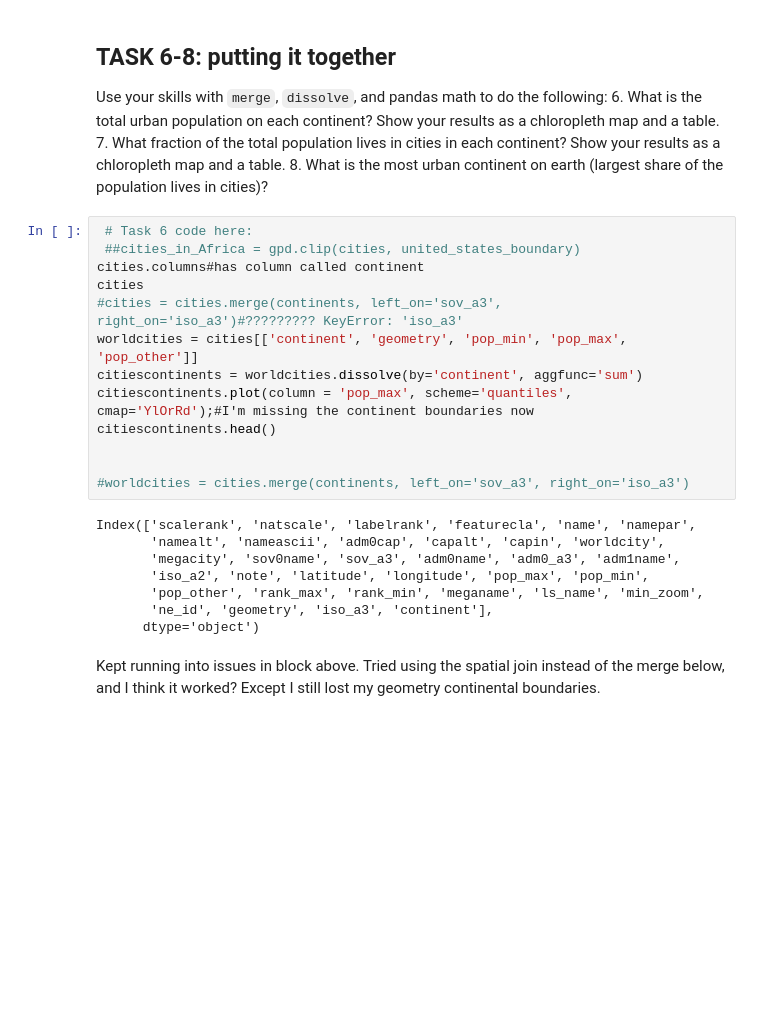
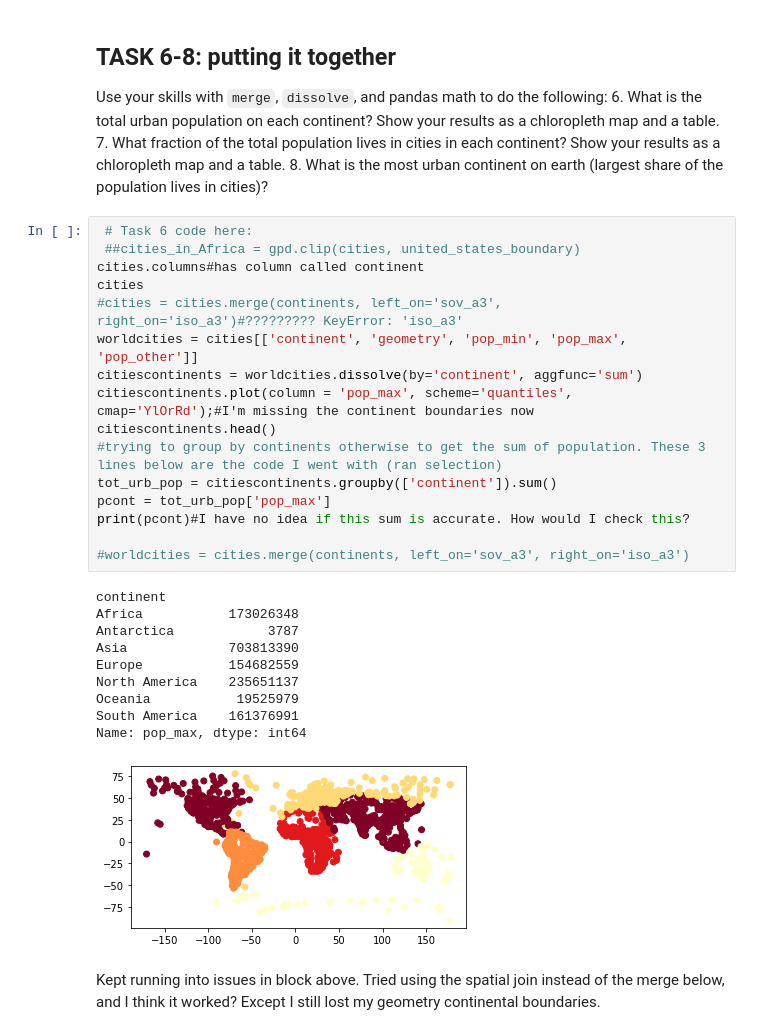
Before and after one commit to abbymwebster/EnvDatSci22, a Jupyter notebook: Copy_of_VectorData101.ipynb, the cells around one changed output. Cells and saved outputs as stored; diff of their text form; blank space fills up the shorter version.

```diff
--- a/Copy_of_VectorData101.ipynb
+++ b/Copy_of_VectorData101.ipynb
@@ -774,24 +752,30 @@ Use your skills with `merge`, `dissolve`, and pandas math to do the following:
 # %%
  # Task 6 code here:
  ##cities_in_Africa = gpd.clip(cities, united_states_boundary)
 cities.columns#has column called continent
 cities
 #cities = cities.merge(continents, left_on='sov_a3', right_on='iso_a3')#????????? KeyError: 'iso_a3'
 worldcities = cities[['continent', 'geometry', 'pop_min', 'pop_max', 'pop_other']]
 citiescontinents = worldcities.dissolve(by='continent', aggfunc='sum')
 citiescontinents.plot(column = 'pop_max', scheme='quantiles', cmap='YlOrRd');#I'm missing the continent boundaries now
 citiescontinents.head()
-
+#trying to group by continents otherwise to get the sum of population. These 3 lines below are the code I went with (ran selection)
+tot_urb_pop = citiescontinents.groupby(['continent']).sum()
+pcont = tot_urb_pop['pop_max']
+print(pcont)#I have no idea if this sum is accurate. How would I check this?
 
 #worldcities = cities.merge(continents, left_on='sov_a3', right_on='iso_a3')
 # %% [output]
-Index(['scalerank', 'natscale', 'labelrank', 'featurecla', 'name', 'namepar',
-       'namealt', 'nameascii', 'adm0cap', 'capalt', 'capin', 'worldcity',
-       'megacity', 'sov0name', 'sov_a3', 'adm0name', 'adm0_a3', 'adm1name',
-       'iso_a2', 'note', 'latitude', 'longitude', 'pop_max', 'pop_min',
-       'pop_other', 'rank_max', 'rank_min', 'meganame', 'ls_name', 'min_zoom',
-       'ne_id', 'geometry', 'iso_a3', 'continent'],
-      dtype='object')
+continent
+Africa           173026348
+Antarctica            3787
+Asia             703813390
+Europe           154682559
+North America    235651137
+Oceania           19525979
+South America    161376991
+Name: pop_max, dtype: int64
+[figure, added]
 # %% [markdown]
 Kept running into issues in block above. Tried using the spatial join instead of the merge below, and I think it worked? Except I still lost my geometry continental boundaries.
 # %%
```
Also changed, not shown: parts of 12 cells of this notebook.
